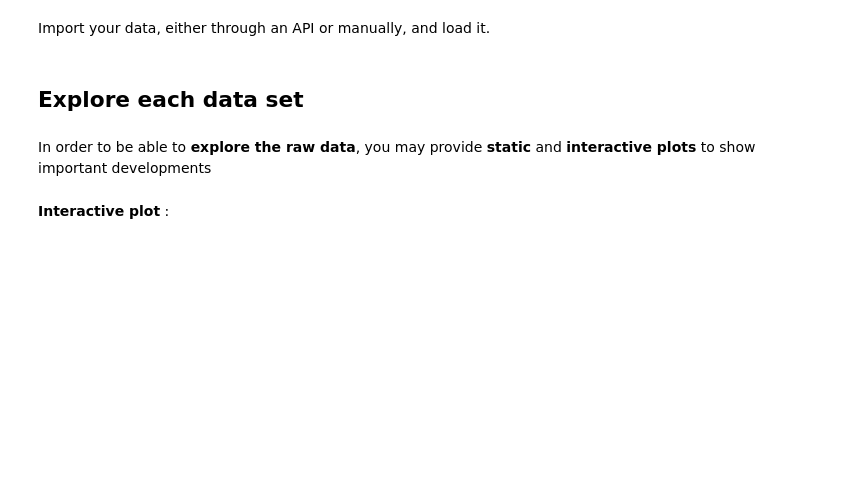
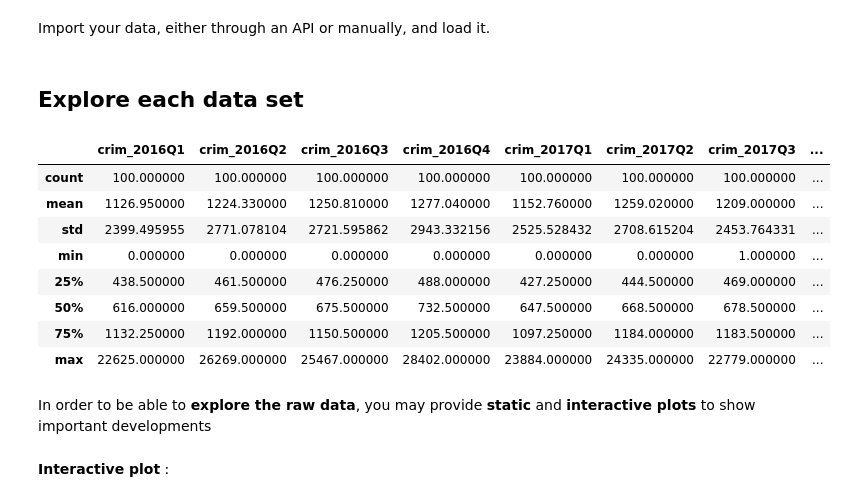
Before and after one commit to NumEconCopenhagen/projects-2023-latin-power, a Jupyter notebook: dataproject/dataproject.ipynb, the cells around one changed output. Drawn from its saved outputs; the diff is of its cells as text; code cells hidden in the pictures; blank space fills up the shorter version.

Commit message:
Starting data

```diff
--- a/dataproject/dataproject.ipynb
+++ b/dataproject/dataproject.ipynb
@@ -23,2 +29,11 @@ import dataproject
 # %% [markdown]
 # Read and clean data
+# %%
+# Uploading our excel s (criminalitydata and criminalitydata2) and visualizing the first 5 rows
+criminality = 'data/criminalitydata.xlsx'
+criminality = pd.read_excel(criminality, skiprows=2)
+criminality.head(5)
+
+pop = 'data/population.xlsx'
+pop = pd.read_excel(pop, skiprows=2)
+pop.head(5)
@@ -27,5 +73,17 @@ Import your data, either through an API or manually, and load it.
 # %% [markdown]
 ## Explore each data set
+# %%
+criminality.describe()
+# %% [output]
+|  | crim_2016Q1 | crim_2016Q2 | crim_2016Q3 | crim_2016Q4 | crim_2017Q1 | crim_2017Q2 | crim_2017Q3 | ... |
+| count | 100.000000 | 100.000000 | 100.000000 | 100.000000 | 100.000000 | 100.000000 | 100.000000 | ... |
+| mean | 1126.950000 | 1224.330000 | 1250.810000 | 1277.040000 | 1152.760000 | 1259.020000 | 1209.000000 | ... |
+| std | 2399.495955 | 2771.078104 | 2721.595862 | 2943.332156 | 2525.528432 | 2708.615204 | 2453.764331 | ... |
+| min | 0.000000 | 0.000000 | 0.000000 | 0.000000 | 0.000000 | 0.000000 | 1.000000 | ... |
+| 25% | 438.500000 | 461.500000 | 476.250000 | 488.000000 | 427.250000 | 444.500000 | 469.000000 | ... |
+| 50% | 616.000000 | 659.500000 | 675.500000 | 732.500000 | 647.500000 | 668.500000 | 678.500000 | ... |
+| 75% | 1132.250000 | 1192.000000 | 1150.500000 | 1205.500000 | 1097.250000 | 1184.000000 | 1183.500000 | ... |
+| max | 22625.000000 | 26269.000000 | 25467.000000 | 28402.000000 | 23884.000000 | 24335.000000 | 22779.000000 | ... |
 # %% [markdown]
 In order to be able to **explore the raw data**, you may provide **static** and **interactive plots** to show important developments
 # %% [markdown]
```
Also changed, not shown: parts of 6 cells of this notebook, 4 other files.
